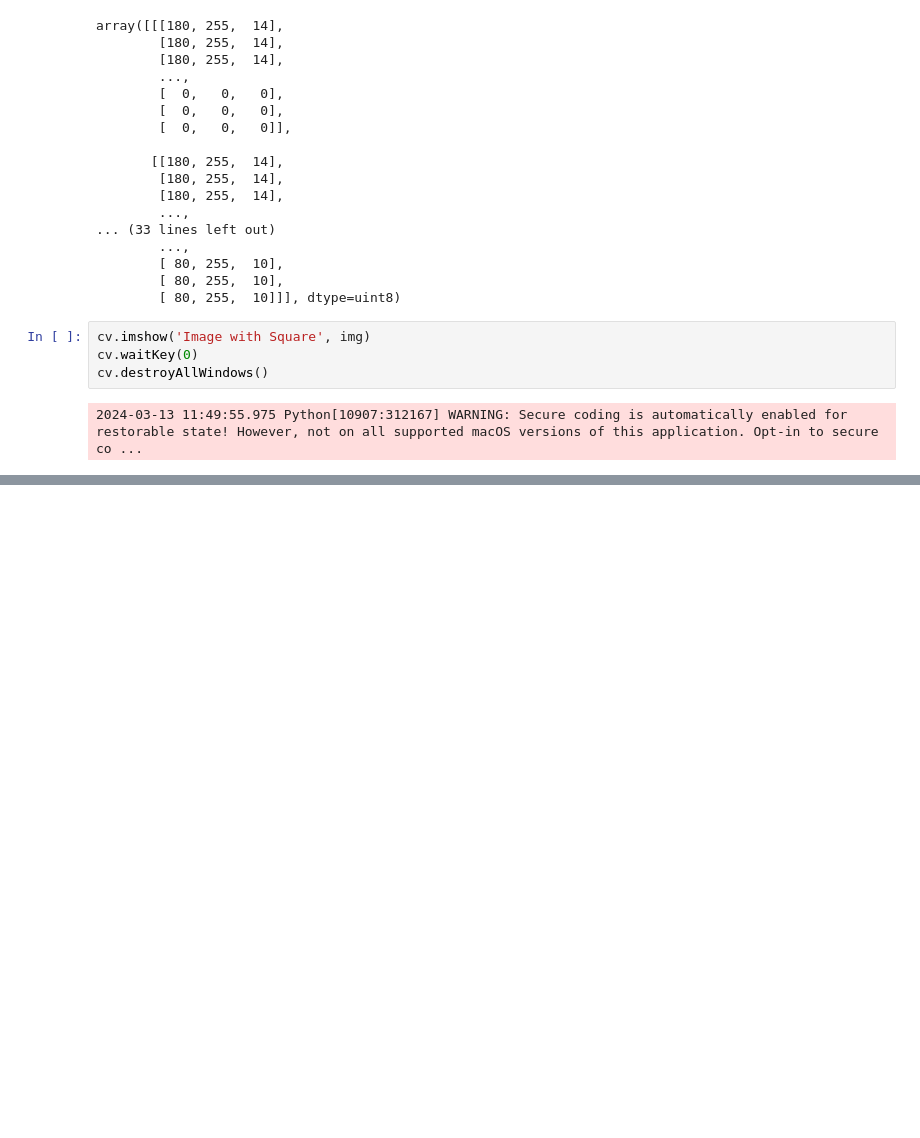
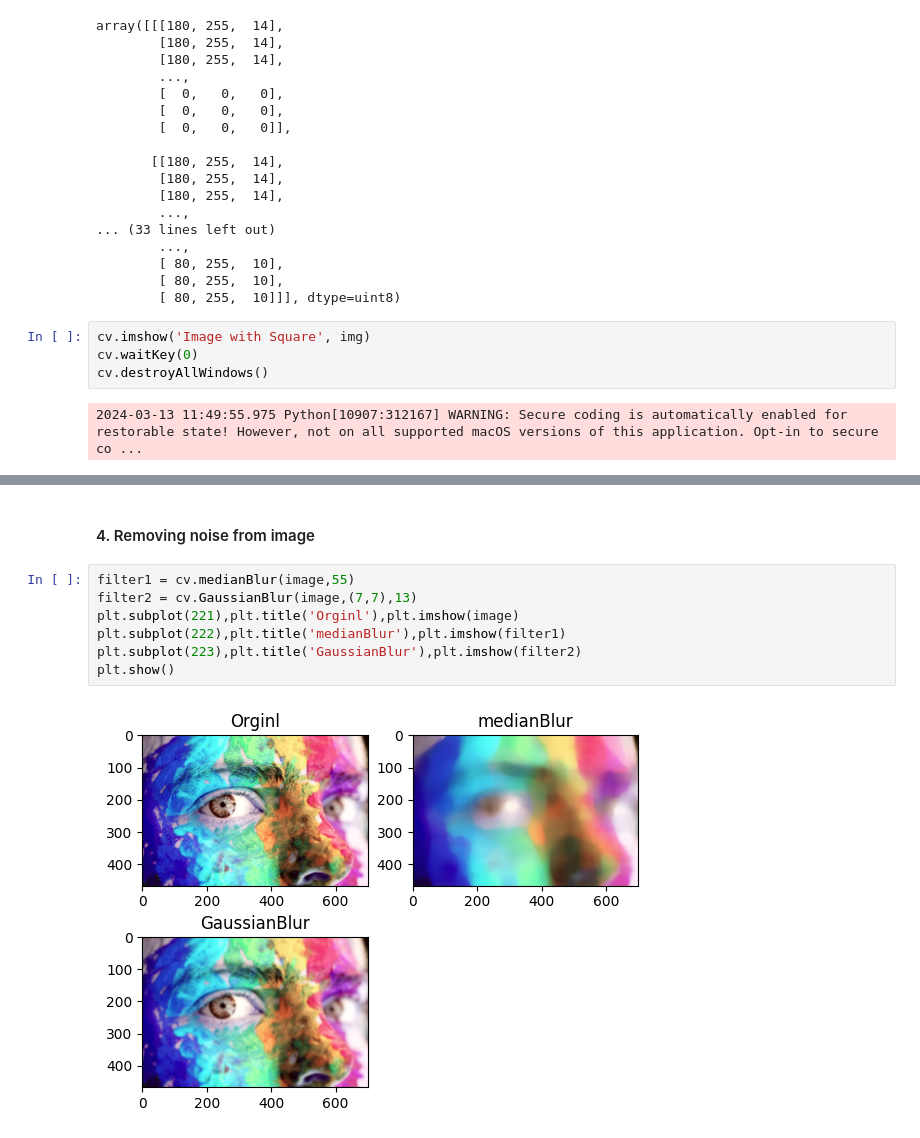
Before and after one commit to aaronjoju07/Advance_Python, a Jupyter notebook: ImageProcessing/pillow/openCV/index.ipynb, the cells around one changed output, grey strips where cells are left out. Saved outputs shown, nothing was run; the diff lists cells and outputs as text; blank space fills up the shorter version.

```diff
--- a/ImageProcessing/pillow/openCV/index.ipynb
+++ b/ImageProcessing/pillow/openCV/index.ipynb
@@ -163,0 +198,11 @@ cv.destroyAllWindows()
+# %% [markdown]
+#### 4. Removing noise from image
+# %%
+filter1 = cv.medianBlur(image,55)
+filter2 = cv.GaussianBlur(image,(7,7),13)
+plt.subplot(221),plt.title('Orginl'),plt.imshow(image)
+plt.subplot(222),plt.title('medianBlur'),plt.imshow(filter1)
+plt.subplot(223),plt.title('GaussianBlur'),plt.imshow(filter2)
+plt.show()
+# %% [output]
+[figure, added]
```
Also changed, not shown: parts of 15 cells of this notebook, 1 other file.
